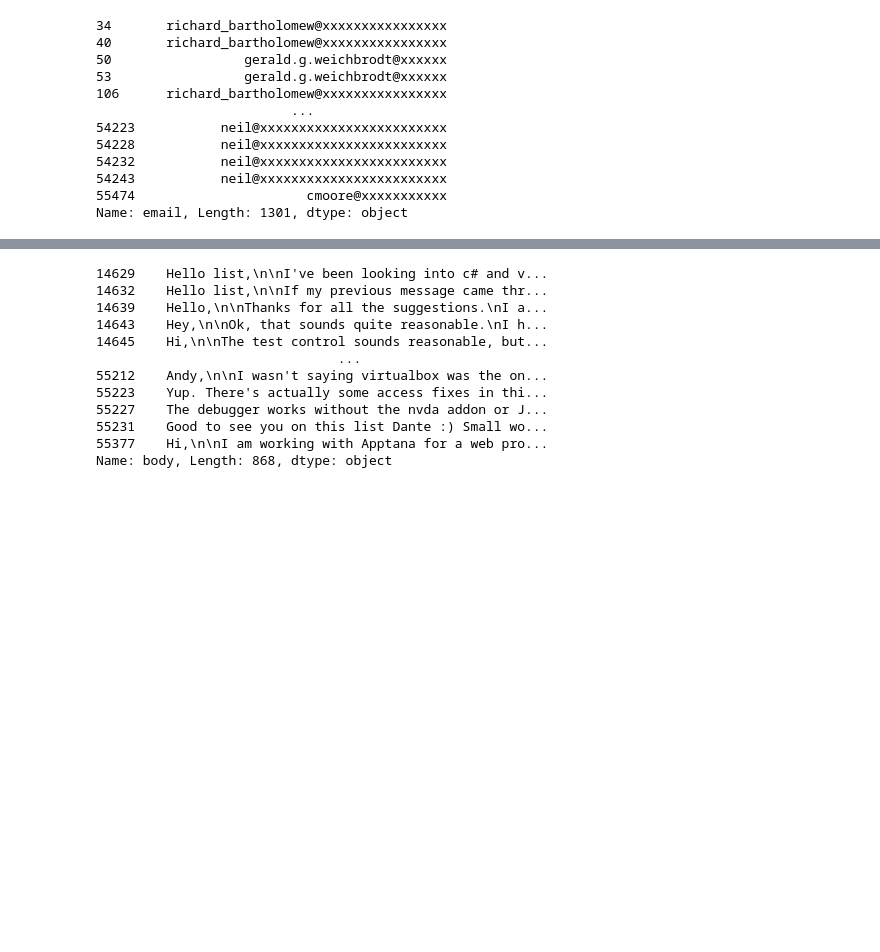
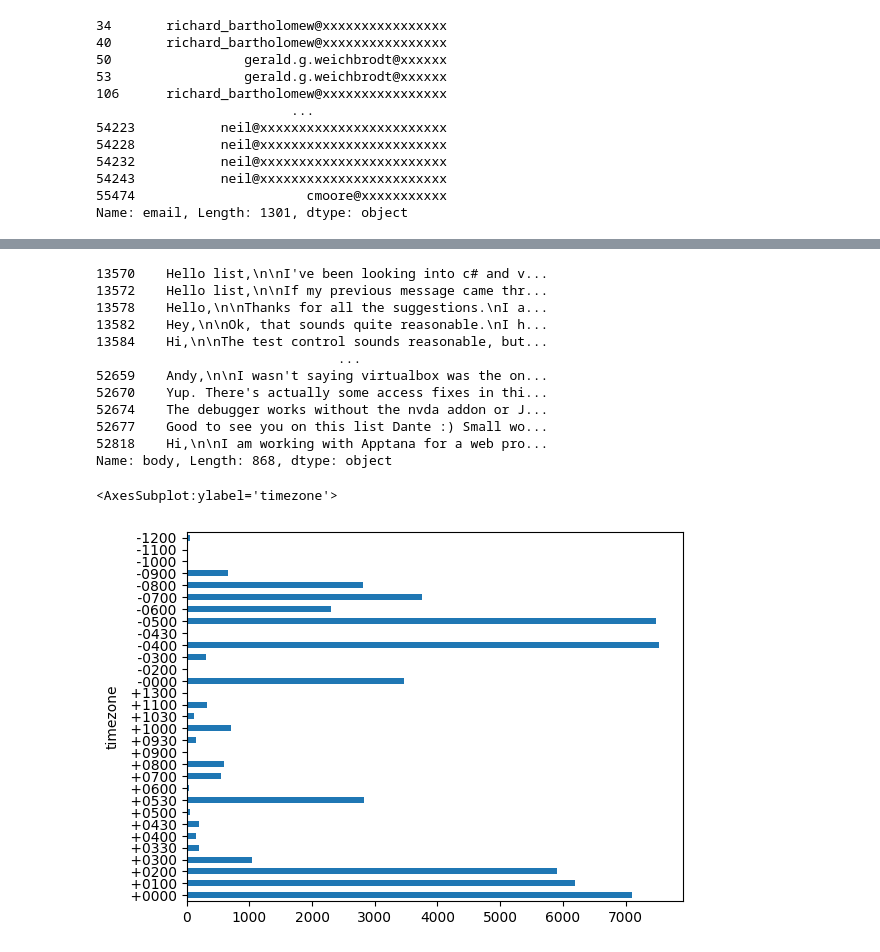
Before and after one commit to 91jpark19/freelist, a Jupyter notebook: program-l.ipynb, the cells around one changed output, grey strips where cells are left out. Saved outputs shown, nothing was run; the diff lists cells and outputs as text; code cells hidden in the pictures; blank space fills up the shorter version.

```diff
--- a/program-l.ipynb
+++ b/program-l.ipynb
@@ -230,7 +230,7 @@ nulldf['email']
 55474                      cmoore@xxxxxxxxxxx
 Name: email, Length: 1301, dtype: object
 # %%
-finish=pd.concat([redf, nulldf])
+finish=pd.concat([redf, nulldf, sample])
 # %%
 finish.shape
 # %% [output]
@@ -259,15 +259,20 @@ sorted(no_timezone.items(), key=lambda x: x[1], reverse=True)[0:10]
 # %%
 finish[finish['account']=='florianbeijers']['body']
 # %% [output]
-14629    Hello list,\n\nI've been looking into c# and v...
-14632    Hello list,\n\nIf my previous message came thr...
-14639    Hello,\n\nThanks for all the suggestions.\nI a...
-14643    Hey,\n\nOk, that sounds quite reasonable.\nI h...
-14645    Hi,\n\nThe test control sounds reasonable, but...
+13570    Hello list,\n\nI've been looking into c# and v...
+13572    Hello list,\n\nIf my previous message came thr...
+13578    Hello,\n\nThanks for all the suggestions.\nI a...
+13582    Hey,\n\nOk, that sounds quite reasonable.\nI h...
+13584    Hi,\n\nThe test control sounds reasonable, but...
                                ...
-55212    Andy,\n\nI wasn't saying virtualbox was the on...
-55223    Yup. There's actually some access fixes in thi...
-55227    The debugger works without the nvda addon or J...
-55231    Good to see you on this list Dante :) Small wo...
-55377    Hi,\n\nI am working with Apptana for a web pro...
+52659    Andy,\n\nI wasn't saying virtualbox was the on...
+52670    Yup. There's actually some access fixes in thi...
+52674    The debugger works without the nvda addon or J...
+52677    Good to see you on this list Dante :) Small wo...
+52818    Hi,\n\nI am working with Apptana for a web pro...
 Name: body, Length: 868, dtype: object
+# %%
+finish.groupby(['timezone'])['account'].count().plot.barh()
+# %% [output]
+<AxesSubplot:ylabel='timezone'>
+[figure, added]
```
Also changed, not shown: parts of 8 cells of this notebook.
